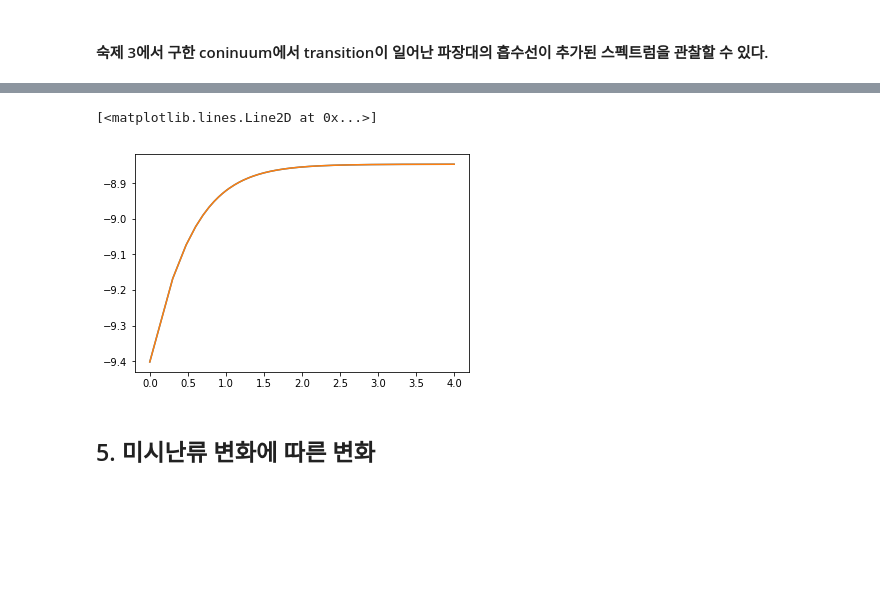
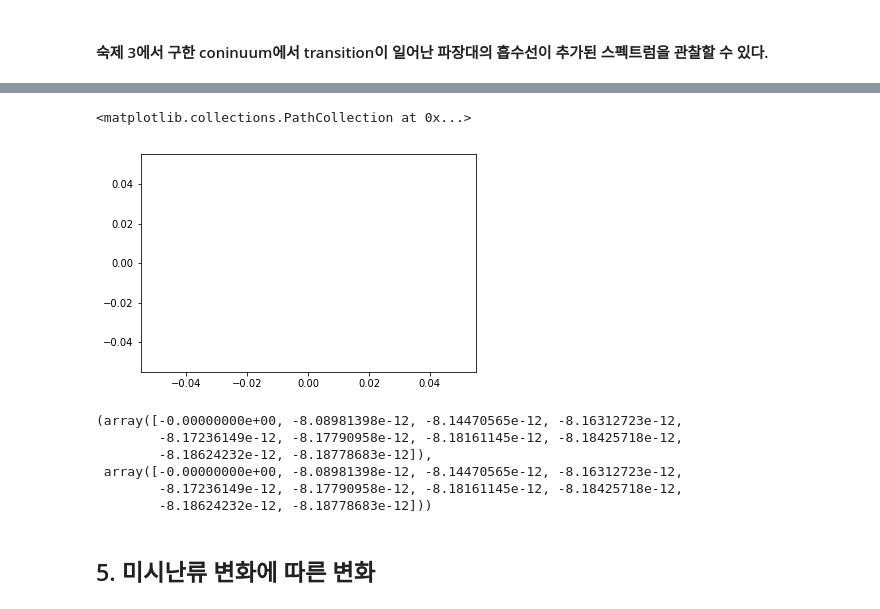
Before and after one commit to eunheeko/stellar_astrophysics, a Jupyter notebook: continuum_hw_ver.ipynb, the cells around one changed output, grey strips where cells are left out. Cells and saved outputs as stored; diff of their text form; code cells hidden in the pictures; blank space fills up the shorter version.

```diff
--- a/continuum_hw_ver.ipynb
+++ b/continuum_hw_ver.ipynb
@@ -600,12 +608,12 @@ ax[0].set_ylabel('optical depth [log]')
 ax[1].set_xlabel('depth')
 ax[1].set_ylabel('optical depth [log]')
 
-ax[0].plot(z, np.log10(get_od(6013)), color = [0.0,0,0], label = 'line center 6013A')
-ax[1].plot(z, np.log10(get_od(6013)), color = [0.0,0,0], label = 'line center 6013A')
+ax[0].plot(z, np.log10(get_od(6013, optical_depth)), color = [0.0,0,0], label = 'line center 6013A')
+ax[1].plot(z, np.log10(get_od(6013, optical_depth)), color = [0.0,0,0], label = 'line center 6013A')
 
 for i in np.arange(10, 110, 10):
-    ax[0].plot(z, np.log10(get_od(6013+i)), color = [0.01*i,0,0], label = f'{6013+i}')
-    ax[1].plot(z, np.log10(get_od(6013-i)), color = [0.01*i,0,0], label = f'{6013-i}')
+    ax[0].plot(z, np.log10(get_od(6013+i, optical_depth)), color = [0.01*i,0,0], label = f'{6013+i}')
+    ax[1].plot(z, np.log10(get_od(6013-i, optical_depth)), color = [0.01*i,0,0], label = f'{6013-i}')
 
 
 ax[0].grid(True, axis='both', color='gray', alpha=0.5, linestyle='--')
@@ -656,9 +708,9 @@ Text(0, 0.5, 'specific intensity')
 # %%
-def LineWidth(depth_index, x_0, lam, lam0, c_num, v_turb):
-    wav = lam/1.e8
+def LineWidth(depth_index, x_0, lam0, c_num, v_turb):
+    wav = wave/1.e8
     wav0 = lam0/1.e8
 
-    freq = c/lam/1.e-8
+    freq = c/wave/1.e-8
     freq0 = c/lam0/1.e-8
 
     vel_th = (2*k*temp[depth_index]/me)**(1/2) * freq0/c
@@ -668,14 +720,15 @@ def LineWidth(depth_index, x_0, lam, lam0, c_num, v_turb):
 
     W = 0
 
-    F_c = plank_func(lam, 45)
-    S = plank_func(lam, 0)
-    R = (F_c - S)/F_c
+    #near the center
+    F_c = intensities_c[5995:6030]
+    F_l = intensities[5995:6030]
+    R = [(x-y)/x for x, y in zip(F_c, F_l)]
 #     print(R)
     integrand = 0
 
-    for i in range(len(wav) -1):
-        inte=  (1/(1/x_0/np.exp(-((wav[i+1] - wav0)/wav_d)**2) + 1/R[i+1]) - 1/(1/x_0/np.exp(-((wav[i] - wav0)/wav_d)**2) + 1/R[i])) * (wav[i+1] - wav[i])
+    for i in range(34):
+        inte=  (1/(1/x_0/np.exp(-((wav[5995+i+1] - wav0)/wav_d)**2) + 1/R[i+1]) - 1/(1/x_0/np.exp(-((wav[5995+i] - wav0)/wav_d)**2) + 1/R[i])) * (wav[5995+i+1] - wav[5995+i])
 
         integrand += inte
 #         print(inte)
@@ -683,21 +760,27 @@ def LineWidth(depth_index, x_0, lam, lam0, c_num, v_turb):
 # %%
-x_0 = np.arange(0,10000,1) #탄소 함량의 상대적인 값
+x_0 = np.arange(0,1000,1) #탄소 함량의 상대적인 값
 
 
-wave2 = np.arange(4000,8000,1)
-result = LineWidth(0, x_0, wave2, 6013.17, 0 , 150000)
-result1 = LineWidth(0, x_0, wave2, 6013.17, 0 , 0)
+result = LineWidth(0, x_0, 6013.17, 0 , 150000)
+result1 = LineWidth(0, x_0, 6013.17, 0 , 0)
 
-# result
-# r = (plank_func(wave2, 45) - plank_func(wave2, 0)) / plank_func(wave2, 45)
-result = - result
-result1 = -result1
-plt.plot(np.log10(x_0), np.log10(result))
-plt.plot(np.log10(x_0), np.log10(result1))
+result = -result
+result1 = - result1
+plt.scatter(np.log10(x_0), np.log10(result))
+plt.scatter(np.log10(x_0), np.log10(result1))
 
-# result
+# plt.ylim(-9.49, -9.48)
 # %% [output]
-[<matplotlib.lines.Line2D at 0x...>]
+<matplotlib.collections.PathCollection at 0x...>
-[figure, old version]
+[figure, new version]
+# %%
+result1[:10], result[:10]
+# %% [output]
+(array([-0.00000000e+00, -8.08981398e-12, -8.14470565e-12, -8.16312723e-12,
+        -8.17236149e-12, -8.17790958e-12, -8.18161145e-12, -8.18425718e-12,
+        -8.18624232e-12, -8.18778683e-12]),
+ array([-0.00000000e+00, -8.08981398e-12, -8.14470565e-12, -8.16312723e-12,
+        -8.17236149e-12, -8.17790958e-12, -8.18161145e-12, -8.18425718e-12,
+        -8.18624232e-12, -8.18778683e-12]))
 # %% [markdown]
 ## 5. 미시난류 변화에 따른 변화
```
Also changed, not shown: parts of 12 cells of this notebook.
